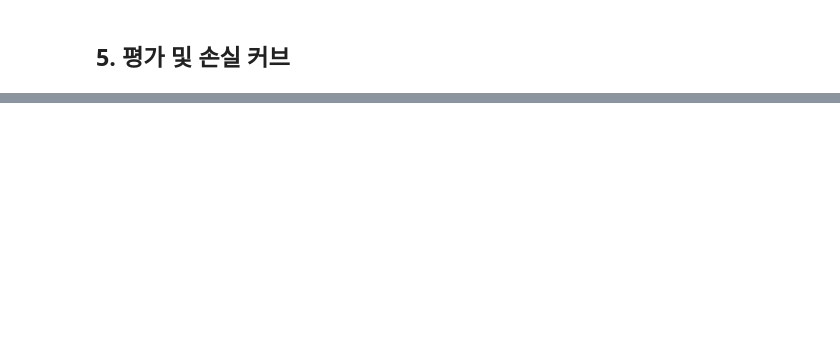
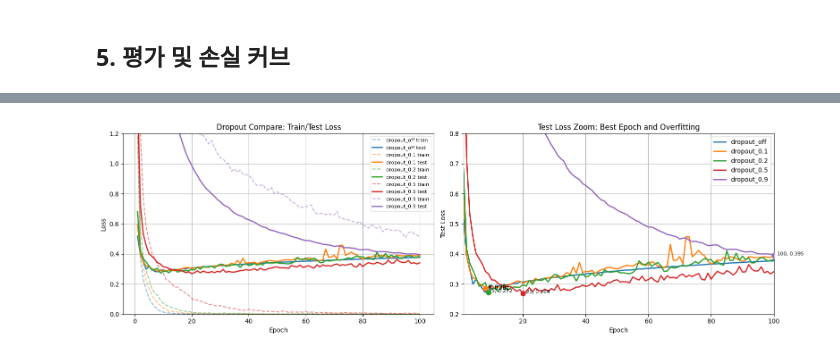
Before and after one commit to Developer-EJ/mnist-lab, a Jupyter notebook: mnist_lab.ipynb, the cells around one changed output, grey strips where cells are left out. Cells and saved outputs as stored; diff of their text form; code cells hidden in the pictures; blank space fills up the shorter version.

```diff
--- a/mnist_lab.ipynb
+++ b/mnist_lab.ipynb
@@ -350,0 +720,60 @@ Final Loss  : 1.0711
+# %%
+import matplotlib.pyplot as plt
+import numpy as np
+
+colors = {
+    "dropout_off": "tab:blue",
+    "dropout_0.1": "tab:orange",
+    "dropout_0.2": "tab:green",
+    "dropout_0.5": "tab:red",
+    "dropout_0.9": "tab:purple",
+}
+
+fig, axes = plt.subplots(1, 2, figsize=(16, 5))
+
+# 1. Train/Test Loss 같이 보기
+ax = axes[0]
+
+for name, result in dropout_results.items():
+    train_loss = result["train_loss"]
+    test_loss = result["test_loss"]
+    epochs = np.arange(1, len(train_loss) + 1)
+
+    ax.plot(epochs, train_loss, color=colors[name], linestyle="--", alpha=0.55, label=f"{name} train")
+    ax.plot(epochs, test_loss, color=colors[name], linewidth=2, label=f"{name} test")
+
+ax.set_title("Dropout Compare: Train/Test Loss")
+ax.set_xlabel("Epoch")
+ax.set_ylabel("Loss")
+ax.set_ylim(0, 1.2)
+ax.grid(True)
+ax.legend(fontsize=8)
+
+# 2. Test Loss 확대
+ax = axes[1]
+
+for name, result in dropout_results.items():
+    test_loss = result["test_loss"]
+    epochs = np.arange(1, len(test_loss) + 1)
+
+    ax.plot(epochs, test_loss, color=colors[name], linewidth=2, label=name)
+
+    best_idx = int(np.argmin(test_loss))
+    best_epoch = best_idx + 1
+    best_loss = test_loss[best_idx]
+
+    ax.scatter(best_epoch, best_loss, color=colors[name], s=60, zorder=3)
+    ax.text(best_epoch + 1, best_loss, f"{best_epoch}, {best_loss:.3f}", fontsize=8)
+
+ax.set_title("Test Loss Zoom: Best Epoch and Overfitting")
+ax.set_xlabel("Epoch")
+ax.set_ylabel("Test Loss")
+ax.set_xlim(1, 100)
+ax.set_ylim(0.2, 0.8)
+ax.grid(True)
+ax.legend()
+
+plt.tight_layout()
+plt.show()
+# %% [output]
+[figure, added]
```
Also changed, not shown: parts of 13 cells of this notebook, 8 other files.
